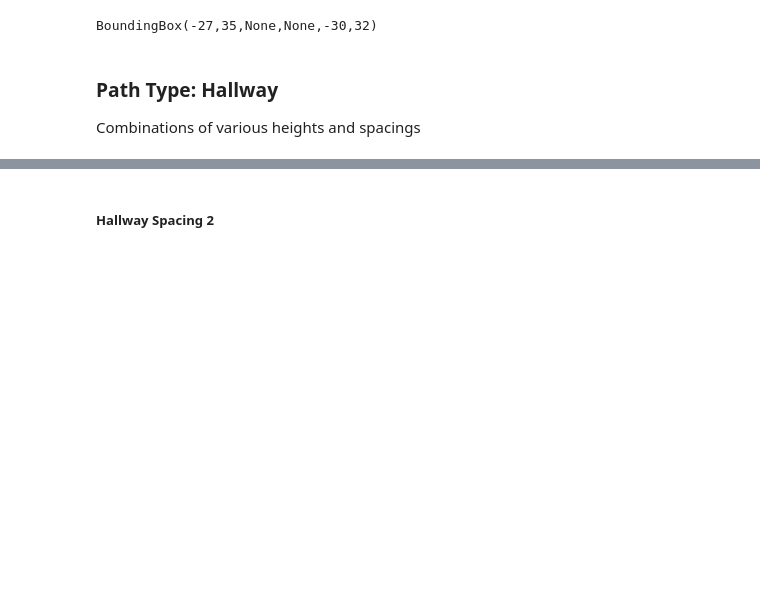
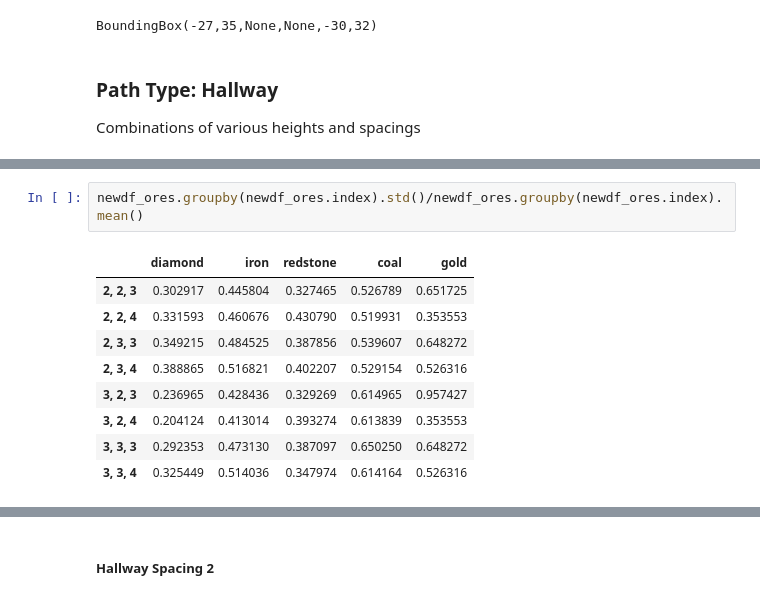
Before and after one commit to Ryanglambert/mining_comparison, a Jupyter notebook: Minepath Evaluation with Cross-Validation.ipynb, the cells around one changed output, grey strips where cells are left out. Drawn from its saved outputs; the diff is of its cells as text; blank space fills up the shorter version.

```diff
--- a/Minepath Evaluation with Cross-Validation.ipynb
+++ b/Minepath Evaluation with Cross-Validation.ipynb
@@ -172,0 +202,12 @@ temp.T.describe()
+# %%
+newdf_ores.groupby(newdf_ores.index).std()/newdf_ores.groupby(newdf_ores.index).mean()
+# %% [output]
+|  | diamond | iron | redstone | coal | gold |
+| 2, 2, 3 | 0.302917 | 0.445804 | 0.327465 | 0.526789 | 0.651725 |
+| 2, 2, 4 | 0.331593 | 0.460676 | 0.430790 | 0.519931 | 0.353553 |
+| 2, 3, 3 | 0.349215 | 0.484525 | 0.387856 | 0.539607 | 0.648272 |
+| 2, 3, 4 | 0.388865 | 0.516821 | 0.402207 | 0.529154 | 0.526316 |
+| 3, 2, 3 | 0.236965 | 0.428436 | 0.329269 | 0.614965 | 0.957427 |
+| 3, 2, 4 | 0.204124 | 0.413014 | 0.393274 | 0.613839 | 0.353553 |
+| 3, 3, 3 | 0.292353 | 0.473130 | 0.387097 | 0.650250 | 0.648272 |
+| 3, 3, 4 | 0.325449 | 0.514036 | 0.347974 | 0.614164 | 0.526316 |
```
Also changed, not shown: parts of 12 cells of this notebook.
